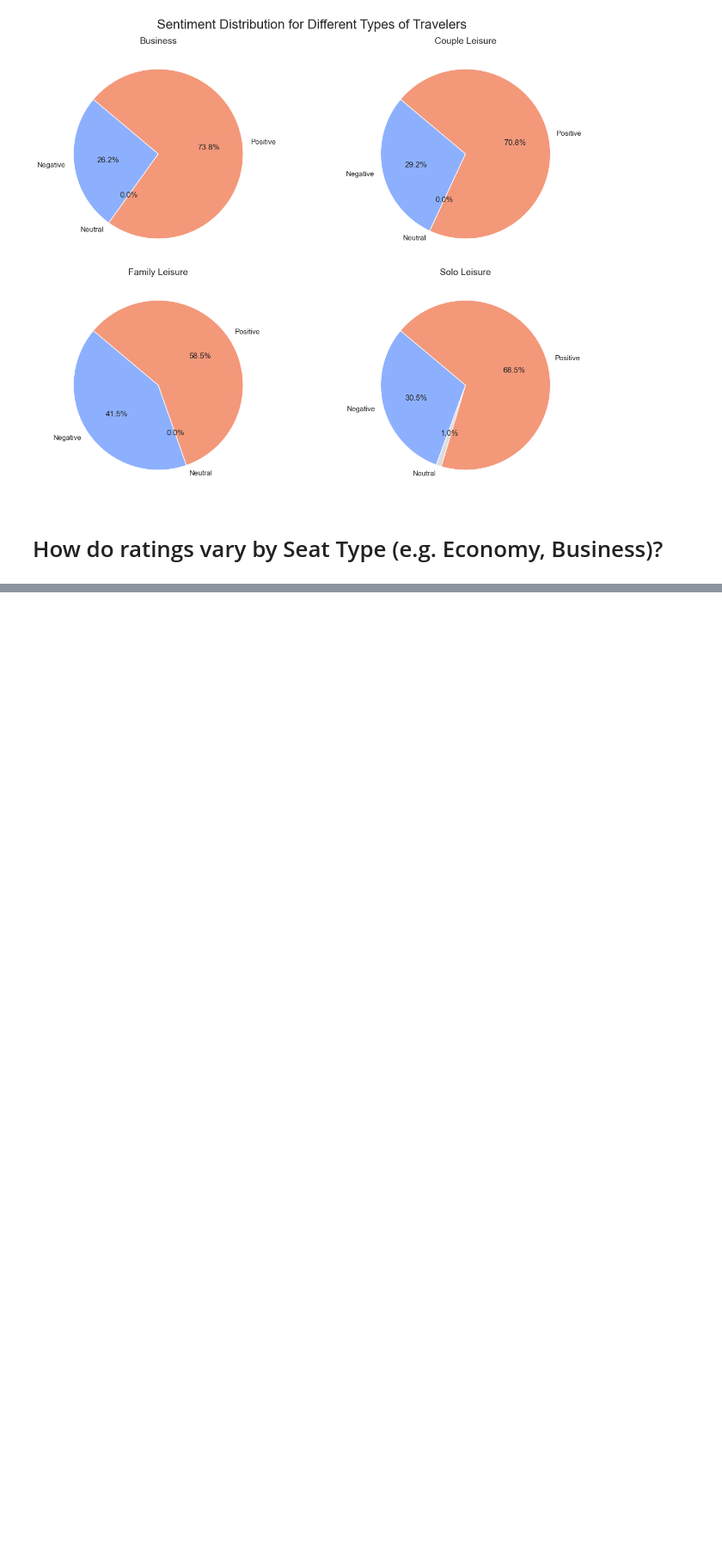
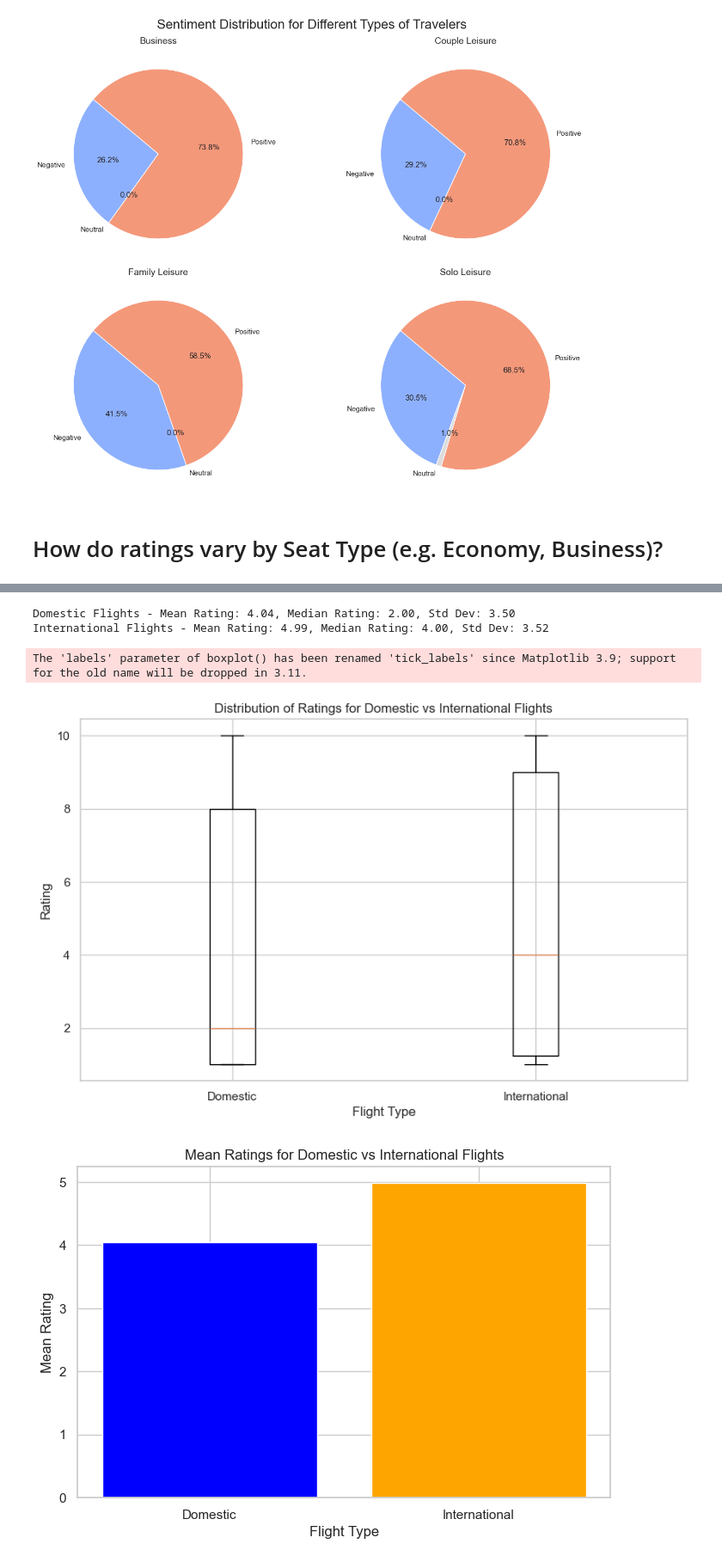
Before and after one commit to ainna-sabado/air-new-zealand-customer-feedback-analysis, a Jupyter notebook: customer-feedback-analysis.ipynb, the cells around one changed output, grey strips where cells are left out. Shown at 86% size. Drawn from its saved outputs; the diff is of its cells as text; code cells hidden in the pictures; blank space fills up the shorter version.

```diff
--- a/customer-feedback-analysis.ipynb
+++ b/customer-feedback-analysis.ipynb
@@ -470,0 +920,40 @@ fig.show()
+# %%
+# Separate the dataset into domestic and international flights
+domestic_reviews = nz_reviews_with_routes_df[nz_reviews_with_routes_df['is_domestic']]
+international_reviews = nz_reviews_with_routes_df[~nz_reviews_with_routes_df['is_domestic']]
+
+# Calculate summary statistics
+domestic_mean_rating = domestic_reviews['rating'].mean()
+domestic_median_rating = domestic_reviews['rating'].median()
+domestic_std_rating = domestic_reviews['rating'].std()
+
+international_mean_rating = international_reviews['rating'].mean()
+international_median_rating = international_reviews['rating'].median()
+international_std_rating = international_reviews['rating'].std()
+
+# Print summary statistics
+print(f"Domestic Flights - Mean Rating: {domestic_mean_rating:.2f}, Median Rating: {domestic_median_rating:.2f}, Std Dev: {domestic_std_rating:.2f}")
+print(f"International Flights - Mean Rating: {international_mean_rating:.2f}, Median Rating: {international_median_rating:.2f}, Std Dev: {international_std_rating:.2f}")
+
+# Create a box plot to visualize the distribution of ratings
+plt.figure(figsize=(10, 6))
+plt.boxplot([domestic_reviews['rating'], international_reviews['rating']], labels=['Domestic', 'International'])
+plt.title('Distribution of Ratings for Domestic vs International Flights')
+plt.xlabel('Flight Type')
+plt.ylabel('Rating')
+plt.show()
+
+# Create a bar plot to show mean ratings
+mean_ratings = [domestic_mean_rating, international_mean_rating]
+plt.figure(figsize=(8, 5))
+plt.bar(['Domestic', 'International'], mean_ratings, color=['blue', 'orange'])
+plt.title('Mean Ratings for Domestic vs International Flights')
+plt.xlabel('Flight Type')
+plt.ylabel('Mean Rating')
+plt.show()
+# %% [output]
+Domestic Flights - Mean Rating: 4.04, Median Rating: 2.00, Std Dev: 3.50
+International Flights - Mean Rating: 4.99, Median Rating: 4.00, Std Dev: 3.52
+The 'labels' parameter of boxplot() has been renamed 'tick_labels' since Matplotlib 3.9; support for the old name will be dropped in 3.11.
+[figure, added]
+[figure, added]
```
Also changed, not shown: parts of 32 cells of this notebook, 1 other file.
